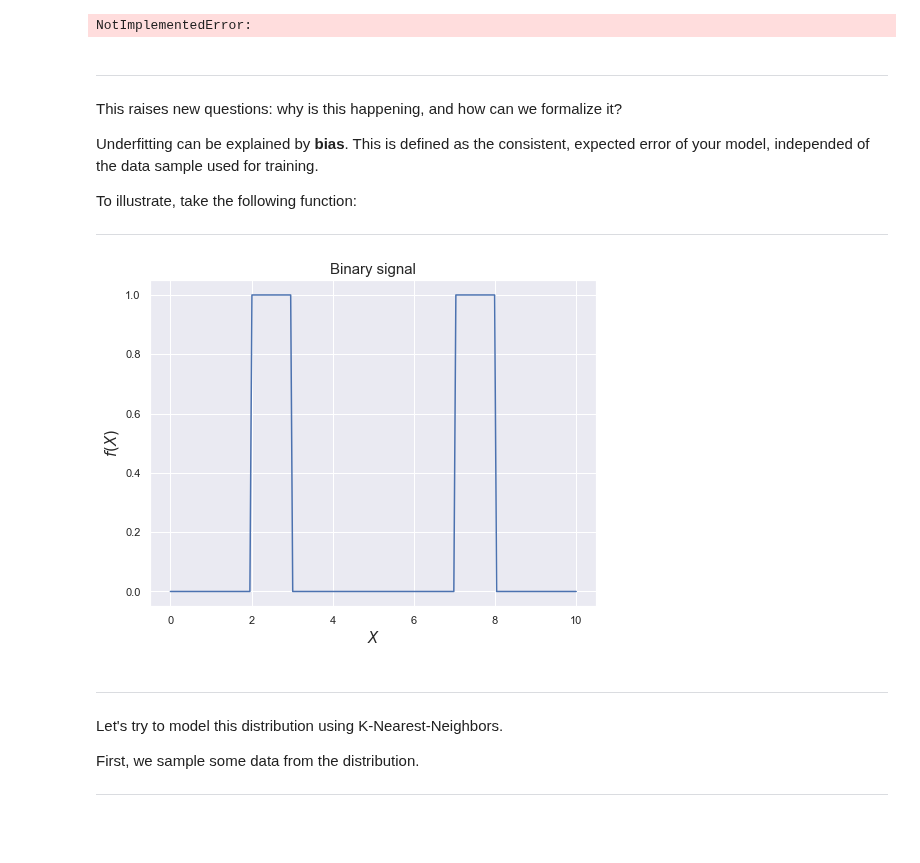
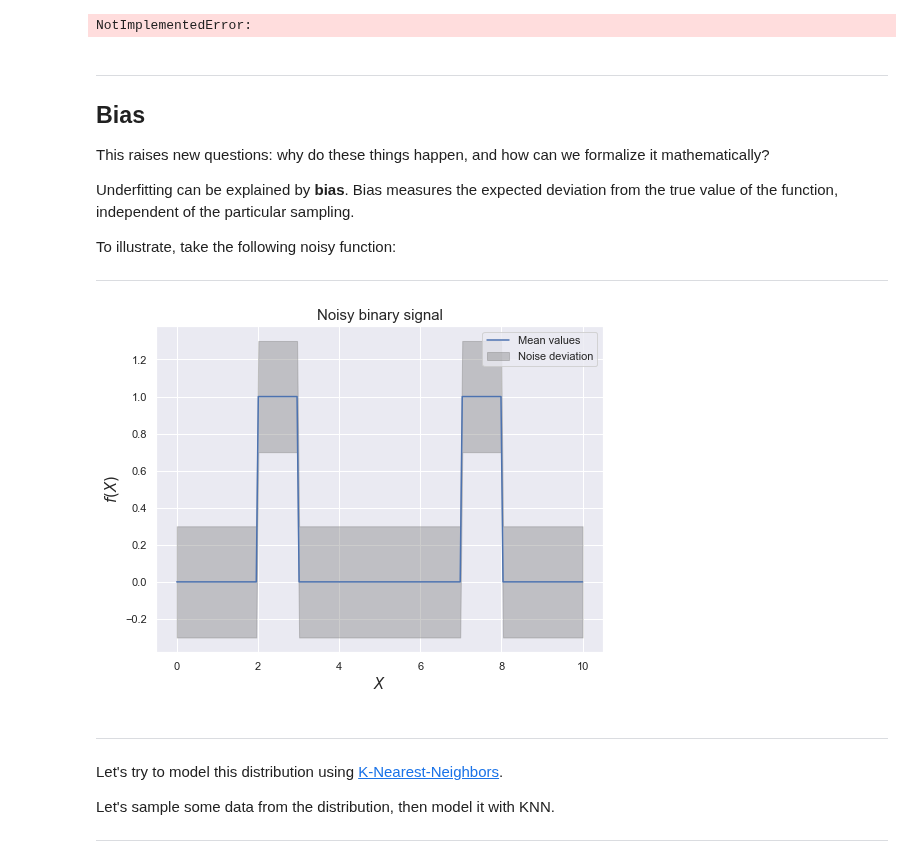
Before and after one commit to shinshoji01/gonken-lesson, a Jupyter notebook: 2020/06_Bias and variance.ipynb, the cells around one changed output. Saved outputs shown, nothing was run; the diff lists cells and outputs as text; code cells hidden in the pictures; blank space fills up the shorter version.

```diff
--- a/2020/06_Bias and variance.ipynb
+++ b/2020/06_Bias and variance.ipynb
@@ -20,12 +20,13 @@ Lesson structure:
 - Hyperparameter optimization
 - Validation sets
 # %%
-def format_plot(title):
+def format_plot(title, ax=None):
     fontdict={
         'fontsize': 15
     }
+    if not ax:
+        ax = plt.gca()
     plt.gcf().set_size_inches(8, 6)
-    ax = plt.gca()
     ax.set_xlabel('$X$', fontdict=fontdict)
     ax.set_ylabel('$f(X)$', fontdict=fontdict)
     ax.set_title(title, fontdict=fontdict)
@@ -63,28 +64,39 @@ raise NotImplementedError()
 NotImplementedError:
 # %% [markdown]
 ---
+## Bias
 
-This raises new questions: why is this happening, and how can we formalize it?
+This raises new questions: why do these things happen, and how can we formalize it mathematically?
 
-Underfitting can be explained by **bias**. This is defined as the consistent, expected error of your model, independed of the data sample used for training.
+Underfitting can be explained by **bias**. Bias measures the expected deviation from the true value of the function, independent of the particular sampling.
 
-To illustrate, take the following function:
+To illustrate, take the following noisy function:
 
 ---
 # %%
 def f(x):
-    return (((x>=2) & (x<=3)) | ((x>=7) & (x<=8))).astype(np.int32)
+    y_clean = f_noiseless(x)
+    y = y_clean + (np.random.randn(len(x))-0.5)*0.6
+    return y
 
-plt.plot(np.linspace(0,10,200), f(np.linspace(0,10,200)))
-format_plot('Binary signal')
+def f_noiseless(x):
+    y_clean = (((x>=2) & (x<=3)) | ((x>=7) & (x<=8))).astype(np.int32)
+    return y_clean
+
+X = np.linspace(0,10,200)
+Y = f_noiseless(np.linspace(0,10,200))
+plt.plot(X, Y, label='Mean values')
+plt.fill_between(X, Y-0.3, Y+0.3, color='gray', alpha=0.4, label='Noise deviation')
+plt.legend()
+format_plot('Noisy binary signal')
 # %% [output]
-[figure, old version]
+[figure, new version]
 # %% [markdown]
 ---
 
-Let's try to model this distribution using K-Nearest-Neighbors.
+Let's try to model this distribution using [K-Nearest-Neighbors](https://en.wikipedia.org/wiki/K-nearest_neighbors_algorithm).
 
-First, we sample some data from the distribution.
+Let's sample some data from the distribution, then model it with KNN.
 
 ---
 # %%
```
Also changed, not shown: parts of 17 cells of this notebook, 2 other files.
